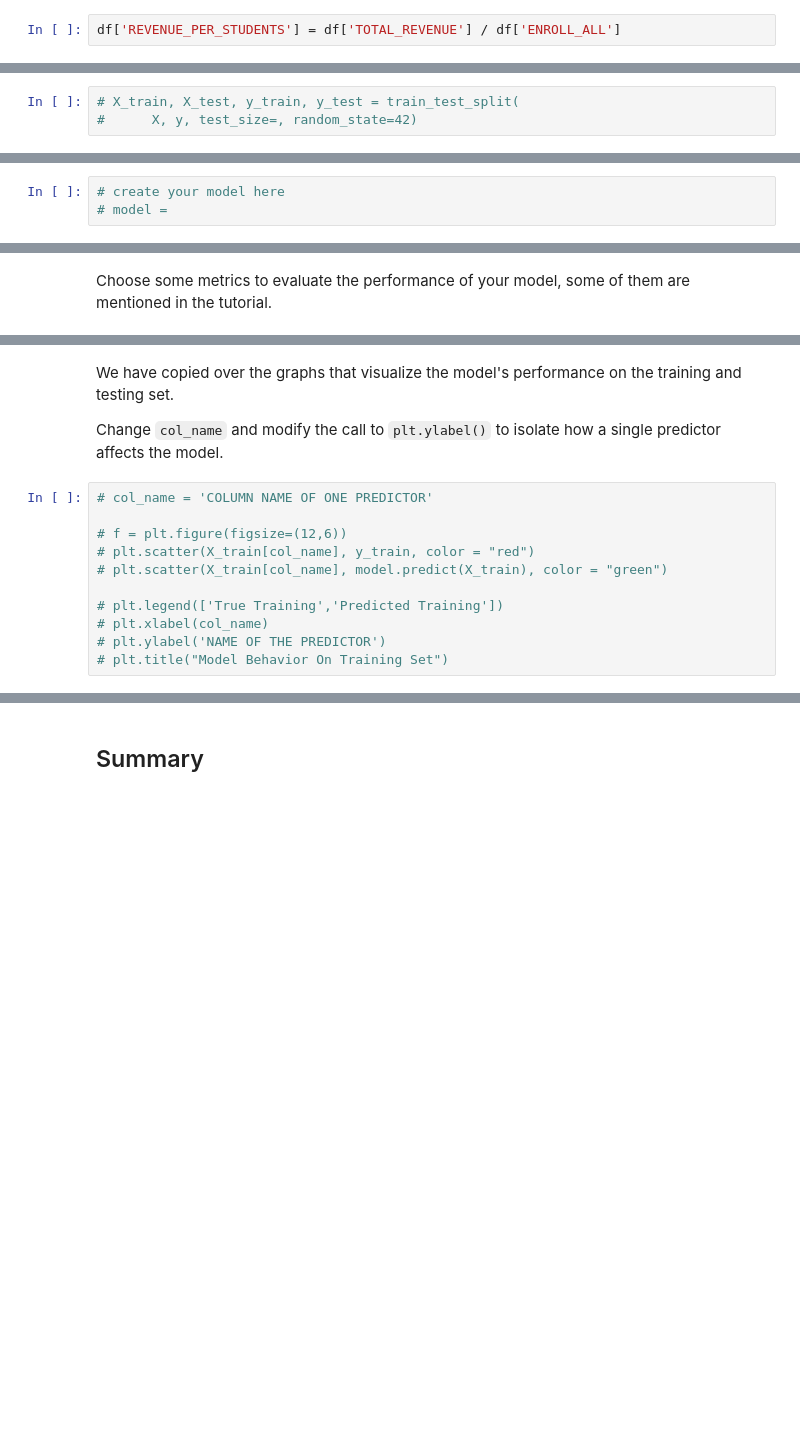
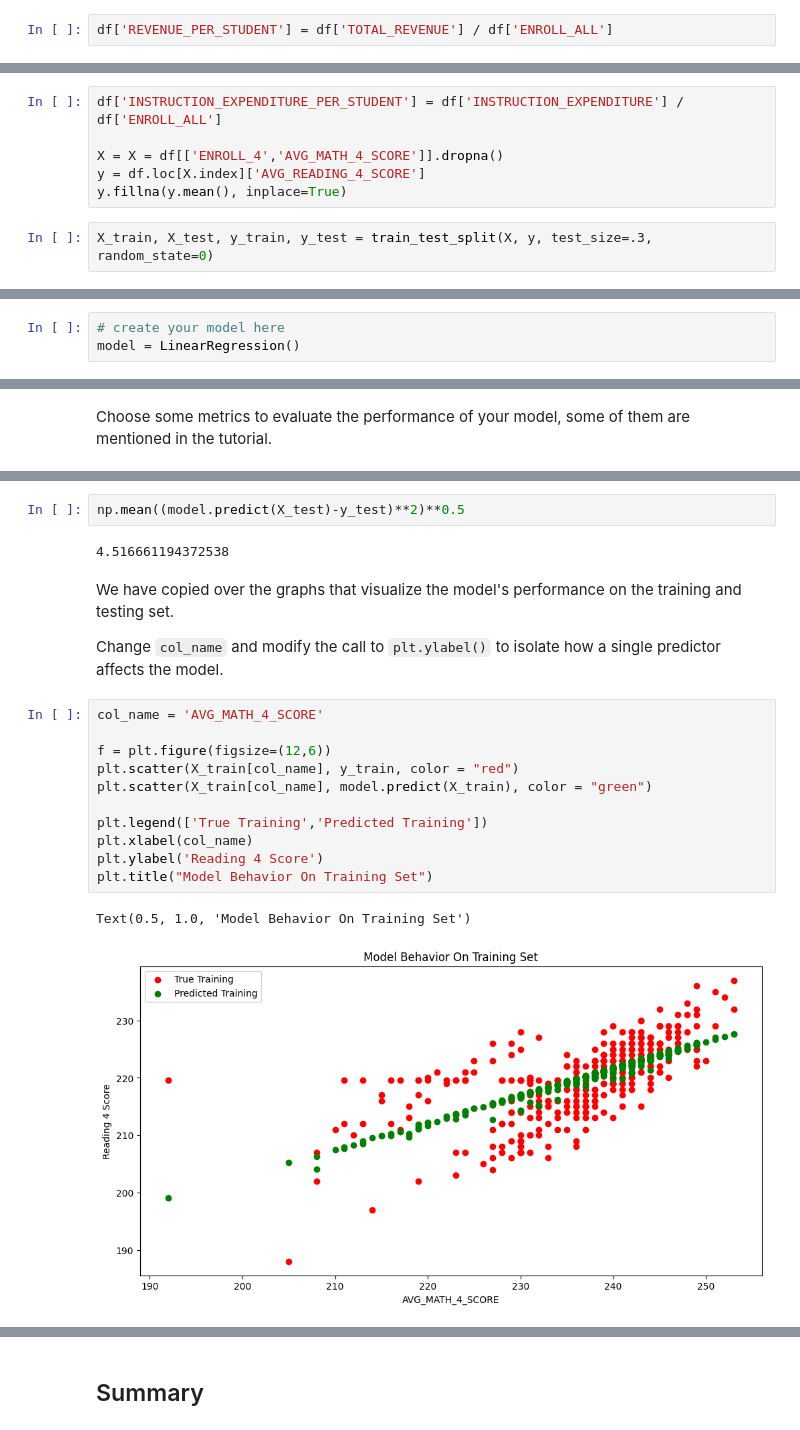
Before and after one commit to seungahk/MDST-application, a Jupyter notebook: tutorial1/checkpoint1.ipynb, the cells around one changed output, grey strips where cells are left out. Saved outputs shown, nothing was run; the diff lists cells and outputs as text; blank space fills up the shorter version.

```diff
--- a/tutorial1/checkpoint1.ipynb
+++ b/tutorial1/checkpoint1.ipynb
@@ -164,7 +164,7 @@ You can also create your own features. For example, perhaps you figured that may
 
 Use this space to modify or create features.
 # %%
-df['REVENUE_PER_STUDENTS'] = df['TOTAL_REVENUE'] / df['ENROLL_ALL']
+df['REVENUE_PER_STUDENT'] = df['TOTAL_REVENUE'] / df['ENROLL_ALL']
 # %% [markdown]
 Feature engineering justification: **<BRIEFLY DESCRIBE WHY YOU MADE THE CHANGES THAT YOU DID\>**
 # %% [markdown]
@@ -205,6 +202,11 @@ from sklearn.model_selection import train_test_split
+# %%
+df['INSTRUCTION_EXPENDITURE_PER_STUDENT'] = df['INSTRUCTION_EXPENDITURE'] / df['ENROLL_ALL']
+
+X = X = df[['ENROLL_4','AVG_MATH_4_SCORE']].dropna()
+y = df.loc[X.index]['AVG_READING_4_SCORE']
+y.fillna(y.mean(), inplace=True)
 # %%
-# X_train, X_test, y_train, y_test = train_test_split(
-#      X, y, test_size=, random_state=42)
+X_train, X_test, y_train, y_test = train_test_split(X, y, test_size=.3, random_state=0)
 # %% [markdown]
 <h2> Prediction </h2>
 # %% [markdown]
@@ -214,6 +217,6 @@ ML Models [Resource](https://medium.com/@vijaya.beeravalli/comparison-of-machine
 # %%
 # create your model here
-# model =
+model = LinearRegression()
 # %%
 model.fit(X_train, y_train)
 # %% [output]
@@ -227,16 +246,23 @@ Choose some metrics to evaluate the performance of your model, some of them are
+# %%
+np.mean((model.predict(X_test)-y_test)**2)**0.5
+# %% [output]
+4.516661194372538
 # %% [markdown]
 We have copied over the graphs that visualize the model's performance on the training and testing set.
 
 Change `col_name` and modify the call to `plt.ylabel()` to isolate how a single predictor affects the model.
 # %%
-# col_name = 'COLUMN NAME OF ONE PREDICTOR'
+col_name = 'AVG_MATH_4_SCORE'
 
-# f = plt.figure(figsize=(12,6))
-# plt.scatter(X_train[col_name], y_train, color = "red")
-# plt.scatter(X_train[col_name], model.predict(X_train), color = "green")
+f = plt.figure(figsize=(12,6))
+plt.scatter(X_train[col_name], y_train, color = "red")
+plt.scatter(X_train[col_name], model.predict(X_train), color = "green")
 
-# plt.legend(['True Training','Predicted Training'])
-# plt.xlabel(col_name)
-# plt.ylabel('NAME OF THE PREDICTOR')
-# plt.title("Model Behavior On Training Set")
+plt.legend(['True Training','Predicted Training'])
+plt.xlabel(col_name)
+plt.ylabel('Reading 4 Score')
+plt.title("Model Behavior On Training Set")
+# %% [output]
+Text(0.5, 1.0, 'Model Behavior On Training Set')
+[figure, added]
 # %%
```
Also changed, not shown: parts of 10 cells of this notebook.
